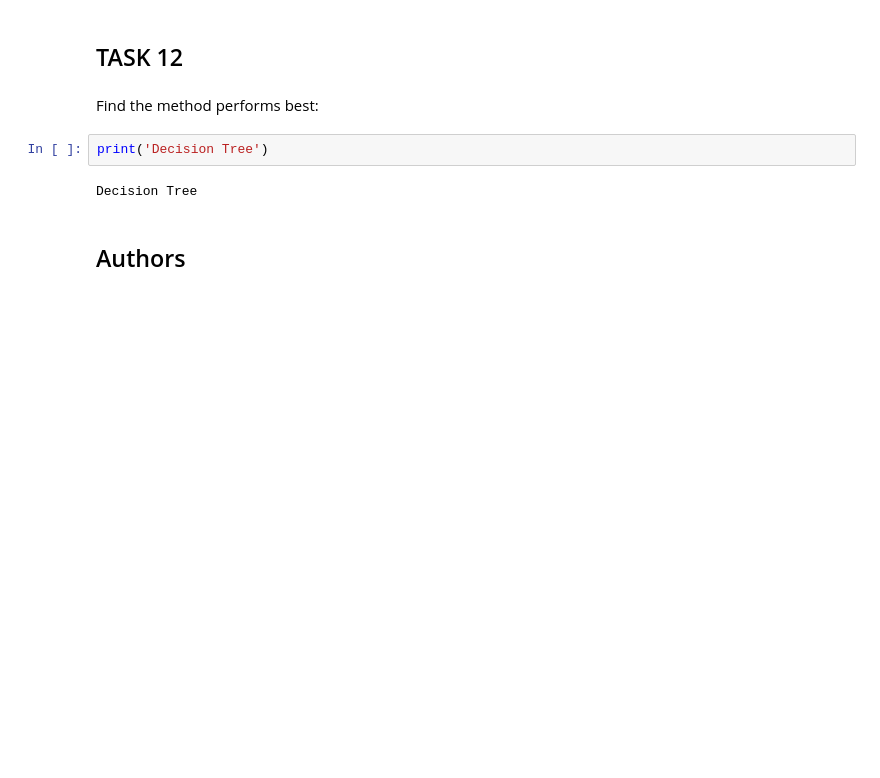
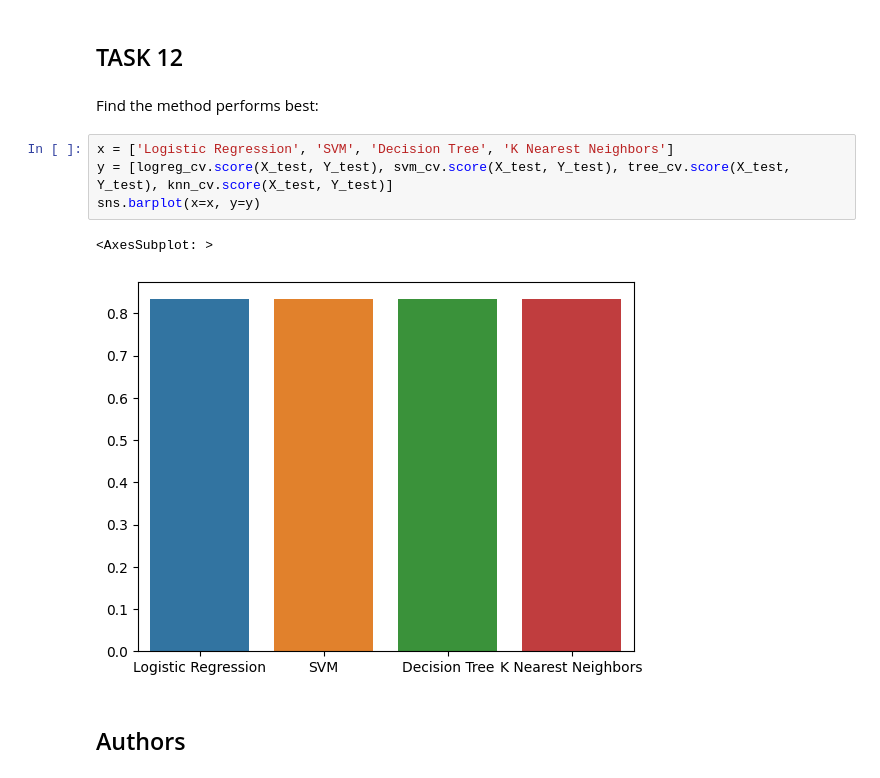
Before and after one commit to fvankrieken/IBM_Data_Science_Capstone, a Jupyter notebook: 7. Predictive Analysis.ipynb, the cells around one changed output. Cells and saved outputs as stored; diff of their text form; blank space fills up the shorter version.

Commit message:
ENH: rerun notebook and plot accuracies of models

```diff
--- a/7. Predictive Analysis.ipynb
+++ b/7. Predictive Analysis.ipynb
@@ -312,10 +312,13 @@ plot_confusion_matrix(Y_test,yhat)
 ## TASK  12
 # %% [markdown]
 Find the method performs best:
-# %%
-print('Decision Tree')
-# %% [output]
-Decision Tree
+# %%
+x = ['Logistic Regression', 'SVM', 'Decision Tree', 'K Nearest Neighbors']
+y = [logreg_cv.score(X_test, Y_test), svm_cv.score(X_test, Y_test), tree_cv.score(X_test, Y_test), knn_cv.score(X_test, Y_test)]
+sns.barplot(x=x, y=y)
+# %% [output]
+<AxesSubplot: >
+[figure, added]
 # %% [markdown]
 ## Authors
 # %% [markdown]
```
Also changed, not shown: parts of 2 cells of this notebook.
